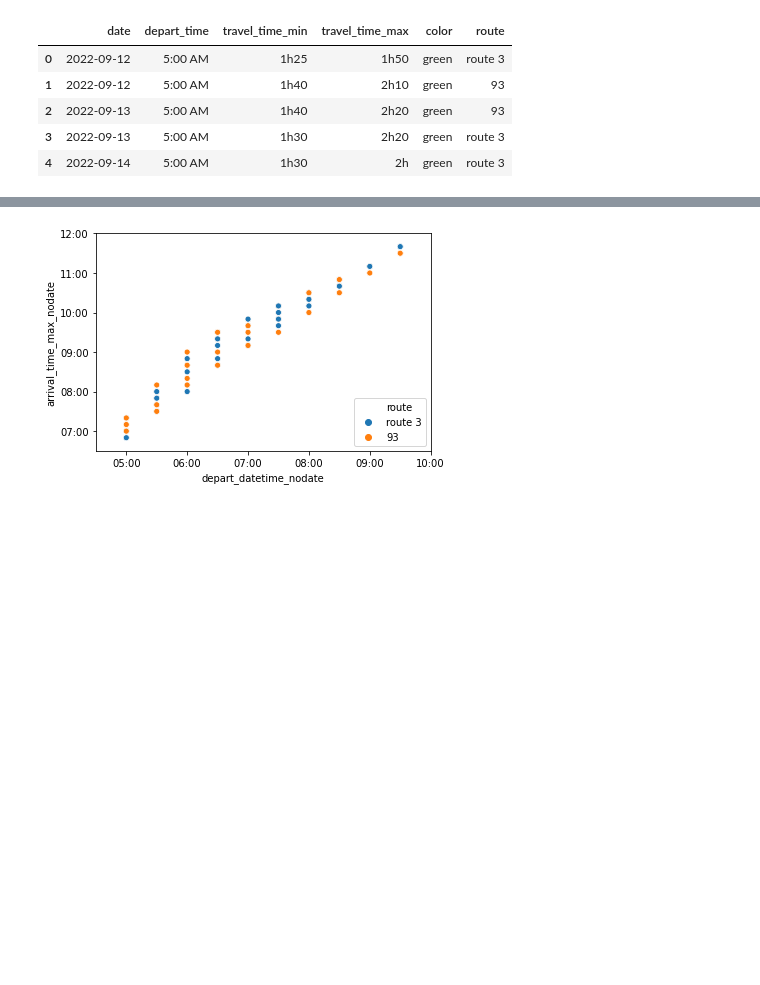
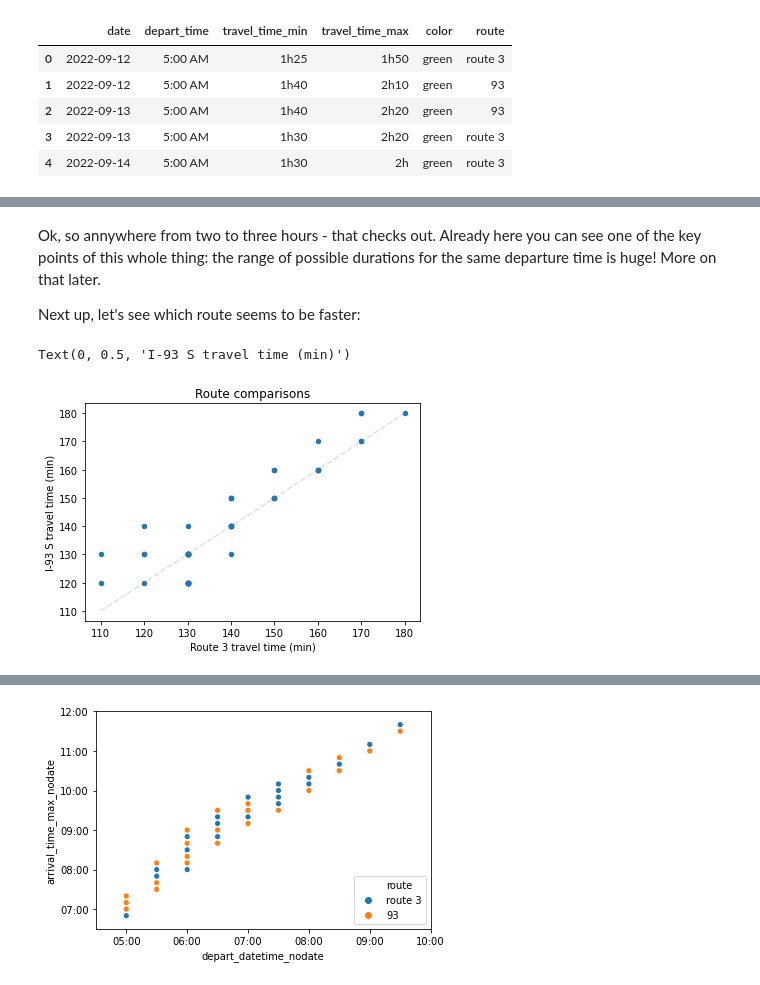
Before and after one commit to cduvallet/cduvallet.github.io, a Jupyter notebook: _jupyter/2022-09-08-nh-boston-commute/2022-09-08-boston-nh-commute.ipynb, the cells around one changed output, grey strips where cells are left out. Saved outputs shown, nothing was run; the diff lists cells and outputs as text; code cells hidden in the pictures; blank space fills up the shorter version.

```diff
--- a/_jupyter/2022-09-08-nh-boston-commute/2022-09-08-boston-nh-commute.ipynb
+++ b/_jupyter/2022-09-08-nh-boston-commute/2022-09-08-boston-nh-commute.ipynb
@@ -50,0 +77,19 @@ ax.set_xlim([pd.to_datetime('2022-09-08 04:30:00'), pd.to_datetime('2022-09-08 1
+# %% [markdown]
+Ok, so annywhere from two to three hours - that checks out. Already here you can see one of the key points of this whole thing: the range of possible durations for the same departure time is huge! More on that later.
+
+Next up, let's see which route seems to be faster:
+# %%
+route_df = df.pivot(
+    index='depart_datetime', columns='route', values='travel_time_max_minutes'
+)
+
+fig, ax = plt.subplots()
+ax.plot([110, 180], [110, 180], color='gray', linestyle='--', alpha=0.25)
+ax = route_df.plot(kind='scatter', x='route 3', y='93', ax=ax)
+
+ax.set_title('Route comparisons')
+ax.set_xlabel('Route 3 travel time (min)')
+ax.set_ylabel('I-93 S travel time (min)')
+# %% [output]
+Text(0, 0.5, 'I-93 S travel time (min)')
+[figure, added]
```
Also changed, not shown: parts of 8 cells of this notebook.
